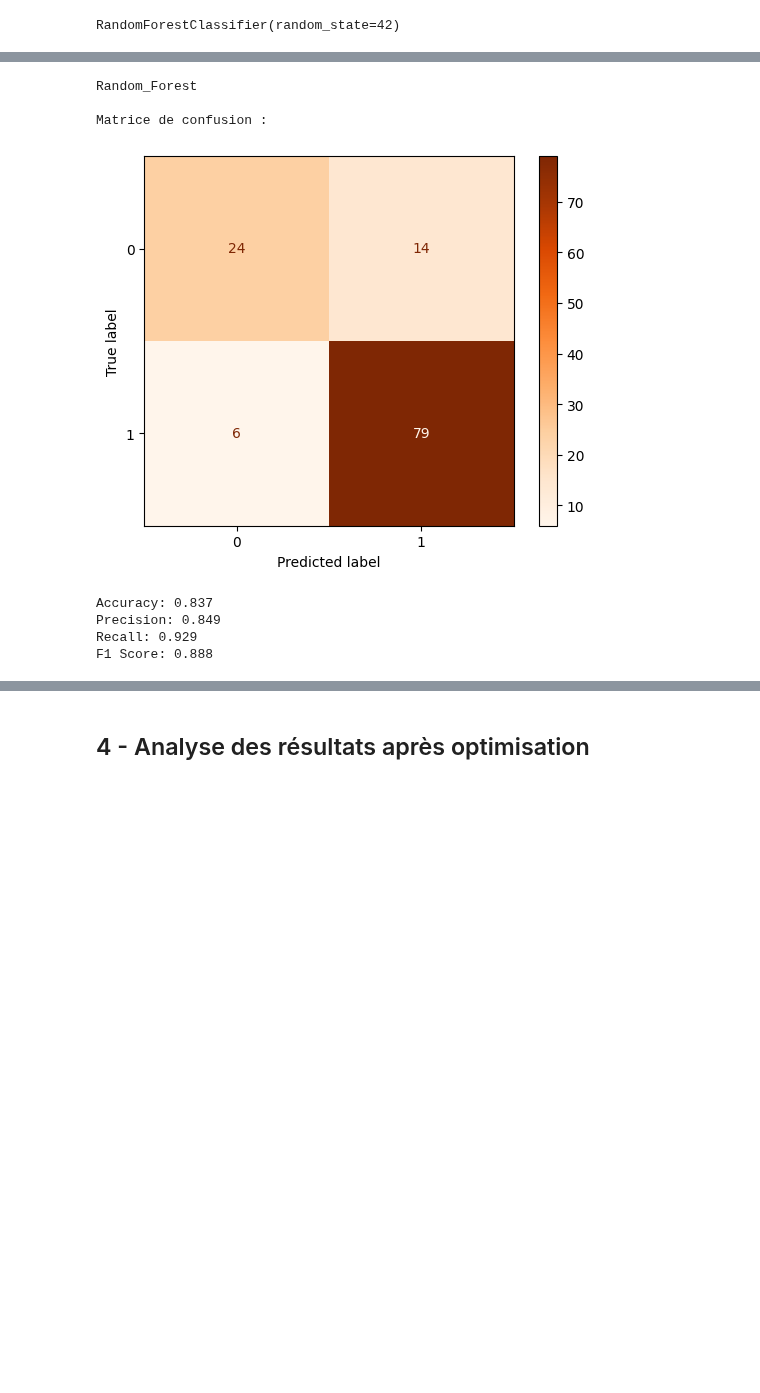
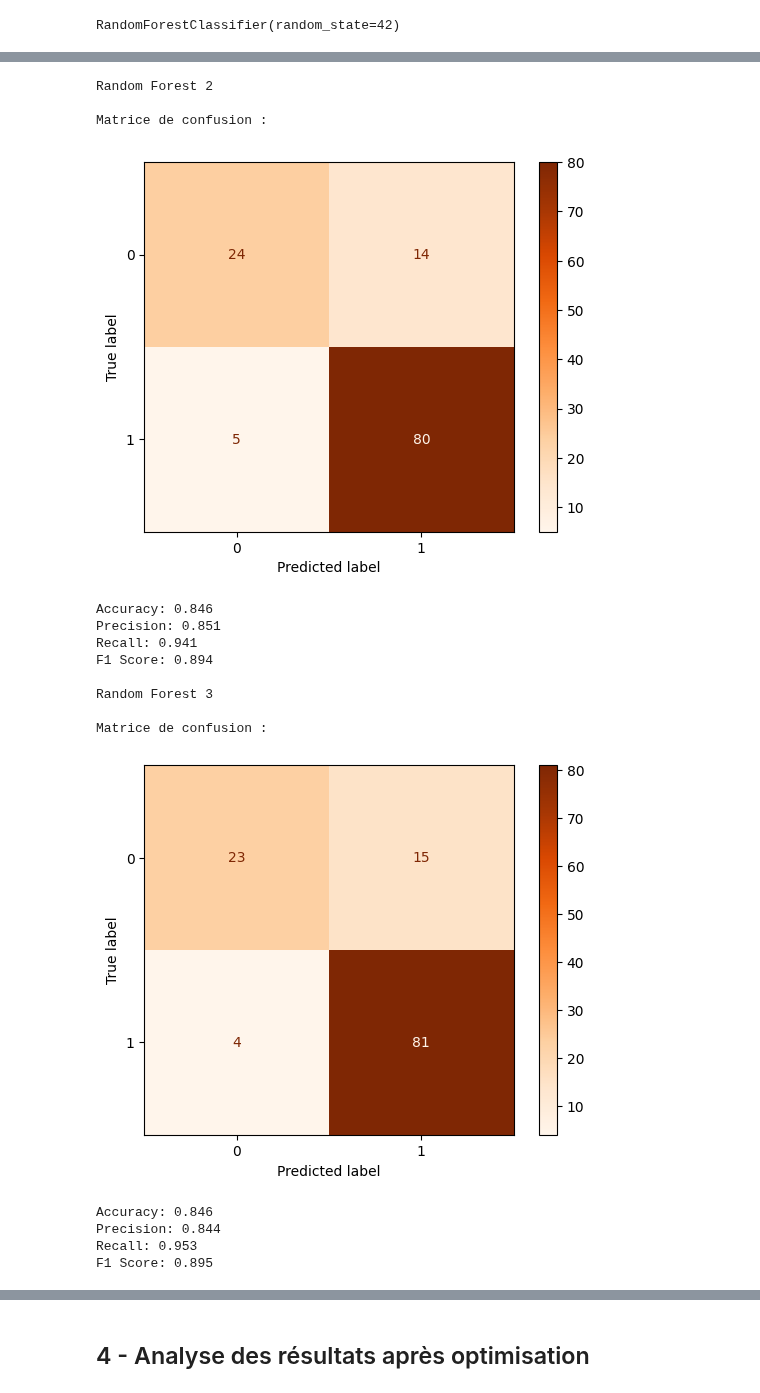
Before and after one commit to ach224/Prediction_eligibilite_pret_bancaire, a Jupyter notebook: Projet_1_–_Prédiction_de_l’éligibilité_à_un_prêt_bancaire.ipynb, the cells around one changed output, grey strips where cells are left out. Saved outputs shown, nothing was run; the diff lists cells and outputs as text; code cells hidden in the pictures; blank space fills up the shorter version.

```diff
--- a/Projet_1_–_Prédiction_de_l’éligibilité_à_un_prêt_bancaire.ipynb
+++ b/Projet_1_–_Prédiction_de_l’éligibilité_à_un_prêt_bancaire.ipynb
@@ -888,8 +896,10 @@ Shape de y: (614,)
 # %%
 from sklearn.ensemble import RandomForestClassifier
 
+X_train2, X_test2, y_train2, y_test2 = train_test_split(X, y, test_size=0.2, random_state=42, stratify=y)
+
 rf2 = RandomForestClassifier(random_state=42)
-rf2.fit(X_train, y_train)
+rf2.fit(X_train2, y_train2)
 # %% [output]
 RandomForestClassifier(random_state=42)
 # %%
@@ -908,3 +916,3 @@ Dimension de y_test : (123,)
 # %%
 #prediction
-y_pred = rf2.predict(X_test)
+y_pred2 = rf2.predict(X_test2)
@@ -910,0 +1092,5 @@ y_pred = rf2.predict(X_test)
+# %%
+rf3 = RandomForestClassifier(
+    class_weight="balanced",  # pondération automatique des classes(donner un poids plus élévé à la classe minoritaire)
+    random_state=42
+)
@@ -910,0 +1196,5 @@ y_pred = rf2.predict(X_test)
+# %%
+random_search.fit(X_train2, y_train2)
+best_rf = random_search.best_estimator_
+y_pred3 = best_rf.predict(X_test2)
+print("Precision test :", precision_score(y_test2, y_pred3))
@@ -911,23 +1204,45 @@ y_pred = rf2.predict(X_test)
 # %%
-# Matrice de confusion
-print(f"\nRandom_Forest")
-print("\nMatrice de confusion :")
-cm = confusion_matrix(y_test, y_pred)
-disp = ConfusionMatrixDisplay(confusion_matrix=cm, display_labels=model.classes_)
-disp.plot(cmap=plt.cm.Oranges)
-plt.show()
+models3 = {
+    "Random Forest 2": rf2,
+    "Random Forest 3": best_rf
+}
 
-# Metrics classiques
-print("Accuracy:", round(accuracy_score(y_test, y_pred), 3))
-print("Precision:", round(precision_score(y_test, y_pred), 3))
-print("Recall:", round(recall_score(y_test, y_pred), 3))
-print("F1 Score:", round(f1_score(y_test, y_pred), 3))
+for name, model in models3.items():
+
+    # Prédictions (classes)
+    if name == "Random Forest 2":
+        y_pred = y_pred2
+    elif name == "Random Forest 3":
+        y_pred = y_pred3
+
+    # Matrice de confusion
+    print(f"\n{name}")
+    print("\nMatrice de confusion :")
+    cm = confusion_matrix(y_test2, y_pred)
+    disp = ConfusionMatrixDisplay(confusion_matrix=cm, display_labels=model.classes_)
+    disp.plot(cmap=plt.cm.Oranges)
+    plt.show()
+
+    # Metrics classiques
+    print("Accuracy:", round(accuracy_score(y_test2, y_pred), 3))
+    print("Precision:", round(precision_score(y_test2, y_pred), 3))
+    print("Recall:", round(recall_score(y_test2, y_pred), 3))
+    print("F1 Score:", round(f1_score(y_test2, y_pred), 3))
 # %% [output]
-Random_Forest
+Random Forest 2
 
 Matrice de confusion :
-[figure, old version]
+[figure, new version]
-Accuracy: 0.837
-Precision: 0.849
-Recall: 0.929
-F1 Score: 0.888
+Accuracy: 0.846
+Precision: 0.851
+Recall: 0.941
+F1 Score: 0.894
+
+Random Forest 3
+
+Matrice de confusion :
+[figure, added]
+Accuracy: 0.846
+Precision: 0.844
+Recall: 0.953
+F1 Score: 0.895
```
Also changed, not shown: parts of 38 cells of this notebook.
